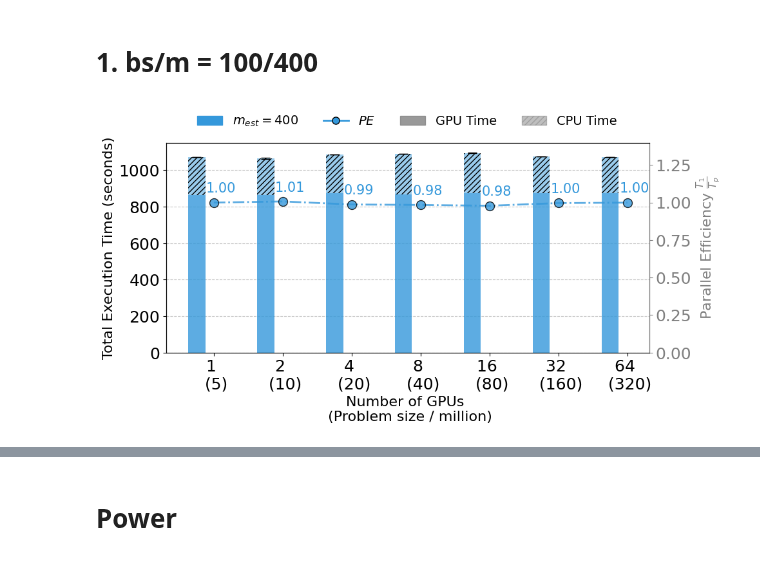
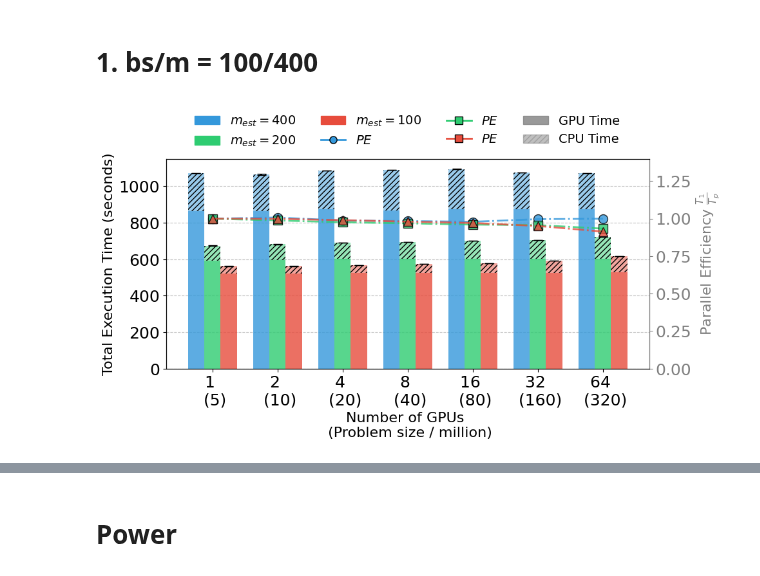
Before and after one commit to paper-code1/VecchiaConditionalExtremes, a Jupyter notebook: experiments/PerformanceVisu_GH200_scaling.ipynb, the cells around one changed output, grey strips where cells are left out. Drawn from its saved outputs; the diff is of its cells as text; code cells hidden in the pictures.

```diff
--- a/experiments/PerformanceVisu_GH200_scaling.ipynb
+++ b/experiments/PerformanceVisu_GH200_scaling.ipynb
@@ -10,7 +10,6 @@ plt.rcParams.update({'font.size': 18})
 # Define the number of processes
 # n_values = [1, 2, 4, 8, 16, 32, 64]
 n_values = [1, 2, 4, 8, 16, 32, 64]
-n_problemsize_200 = [13 * 1e6 * n_ for n_ in n_values]
 n_problemsize_400 = [5 * 1e6 * n_ for n_ in n_values]
 
 # Data structure for strong scaling with CPU and GPU time components
@@ -22,9 +21,10 @@ data = {
 }
 
 # Generate data for two different measurements
-measurements = [r'$m_{est}=400$']
-# measurements = [r'$m_{est}=200$', r'$m_{est}=400$']
+measurements = [r'$m_{est}=400$', r'$m_{est}=200$', r'$m_{est}=100$']
+# colors = ['green','blue', 'orange']
 colors = ['#3498db', '#2ecc71', '#e74c3c']
+
 
 # Generate data for CPU and GPU time components
 for index, n in enumerate(n_values):
@@ -33,8 +33,9 @@ for index, n in enumerate(n_values):
         tag_name = n if n > 1 else "base"
 
         # First measurement
-        # filename0 = f'../log/GH200_scaling/logFile_numPointsTotal{int(n_problemsize_200[index])}_numBlocksTotal{int(n_problemsize_200[index]/100)}_m{200}_seed{seed_}_isScaled1_GH200_scaling_{tag_name}.csv'
         filename0 = f'../log/GH200_scaling/logFile_numPointsTotal{int(n_problemsize_400[index])}_numBlocksTotal{int(n_problemsize_400[index]/100)}_m{400}_seed{seed_}_isScaled1_GH200_scaling_{tag_name}.csv'
+        filename1 = f'../log/GH200_scaling/logFile_numPointsTotal{int(n_problemsize_400[index])}_numBlocksTotal{int(n_problemsize_400[index]/100)}_m{200}_seed{seed_}_isScaled1_GH200_scaling_{tag_name}.csv'
+        filename2 = f'../log/GH200_scaling/logFile_numPointsTotal{int(n_problemsize_400[index])}_numBlocksTotal{int(n_problemsize_400[index]/100)}_m{100}_seed{seed_}_isScaled1_GH200_scaling_{tag_name}.csv'
         # # Second measurement
         # df1 = pd.read_csv(filename1)
         # gpu_time_1 = df1['computation'].values[0] + df1['gpu_copy'].values[0] + df1['cleanup_gpu'].values[0]
@@ -46,12 +47,35 @@ for index, n in enumerate(n_values):
 
         try:
             df0 = pd.read_csv(filename0)
+            gpu_time_0 = df0['computation'].values[0] + df0['gpu_copy'].values[0] + df0['cleanup_gpu'].values[0]
             data['n'].append(n)
-            gpu_time_0 = df0['computation'].values[0] + df0['gpu_copy'].values[0] + df0['cleanup_gpu'].values[0]
             data['gpu_time'].append(gpu_time_0)
             data['cpu_time'].append(df0['total'].values[0] - gpu_time_0)
             data['measurement'].append(measurements[0])
         except FileNotFoundError:
+            print(f"File not found: {filename0}")
+            continue
+
+        try:
+            df1 = pd.read_csv(filename1)
+            gpu_time_1 = df1['computation'].values[0] + df1['gpu_copy'].values[0] + df1['cleanup_gpu'].values[0]
+            data['n'].append(n)
+            data['gpu_time'].append(gpu_time_1)
+            data['cpu_time'].append(df1['total'].values[0] - gpu_time_1)
+            data['measurement'].append(measurements[1])
+        except FileNotFoundError:
+            print(f"File not found: {filename1}")
+            continue
+
+        try:
+            df2 = pd.read_csv(filename2)
+            gpu_time_2 = df2['computation'].values[0] + df2['gpu_copy'].values[0] + df2['cleanup_gpu'].values[0]
+            data['n'].append(n)
+            data['gpu_time'].append(gpu_time_2)
+            data['cpu_time'].append(df2['total'].values[0] - gpu_time_2)
+            data['measurement'].append(measurements[2])
+        except FileNotFoundError:
+            print(f"File not found: {filename2}")
             continue
 
 # Convert to DataFrame
@@ -109,9 +133,10 @@ for i, measurement in enumerate(measurements):
                  fmt='none', ecolor='black', capsize=5)
 
 # Calculate speedup for each measurement and plot on the second y-axis
-linestyles = ['o-', 's-']  # Different line styles for each measurement
+linestyles = ['o-', 's-', '^-']  # Different line styles for each measurement
 for i, measurement in enumerate(measurements):
     subset = grouped[grouped['measurement'] == measurement]
+    # print(subset['n'])
     baseline = subset[subset['n'] == 1]['total_time_mean'].values[0]  # Time with 1 GPU
     means = subset['total_time_mean'].values
     # speedups = baseline / (means * n_values[:len(means)])  # parallel efficiency = T1/(p*Tp) * 100
@@ -121,20 +146,20 @@ for i, measurement in enumerate(measurements):
              linewidth=2, markersize=10, markeredgecolor='black', linestyle='-.',
              alpha=0.8,
              label=f"{measurement} Speedup")
-# Add text annotations for each point
-for i, measurement in enumerate(measurements):
-    subset = grouped[grouped['measurement'] == measurement]
-    baseline = subset[subset['n'] == 1]['total_time_mean'].values[0]
-    means = subset['total_time_mean'].values
-    speedups = baseline / means
+# # Add text annotations for each point
+# for i, measurement in enumerate(measurements):
+#     subset = grouped[grouped['measurement'] == measurement]
+#     baseline = subset[subset['n'] == 1]['total_time_mean'].values[0]
+#     means = subset['total_time_mean'].values
+#     speedups = baseline / means
 
-    for j, speedup in enumerate(speedups):
-        # Position text slightly above the point
-        ax2.text(index[j] + 0.1, speedup + 0.05, f'{speedup:.2f}',
-                horizontalalignment='center',
-                verticalalignment='bottom',
-                fontsize=15,
-                color=colors[i])
+#     for j, speedup in enumerate(speedups):
+#         # Position text slightly above the point
+#         ax2.text(index[j] + 0.1, speedup + 0.05, f'{speedup:.2f}',
+#                 horizontalalignment='center',
+#                 verticalalignment='bottom',
+#                 fontsize=15,
+#                 color=colors[i])
 
 # Add ideal speedup line (linear scaling)
 # ax2.plot(index, n_values, 'k--', alpha=0.7, linewidth=1.5, label='Ideal Speedup')
@@ -166,36 +191,36 @@ for i, measurement in enumerate(measurements):
     legend_elements.append(plt.Rectangle((0,0), 1, 1, color=colors[i], label=measurement))
 
 # Add speedup lines to legend
 for i, measurement in enumerate(measurements):
     legend_elements.append(plt.Line2D([0], [0], marker='o' if i==0 else 's',
                           color=colors[i], markersize=8, linewidth=2,markeredgecolor='black',
                           label=rf"$PE$"))
 
 # Add ideal speedup line to legend
 # legend_elements.append(plt.Line2D([0], [0], color='black', linestyle='--',
 #                        linewidth=1.5, label='Ideal Speedup'))
 
 # Add CPU/GPU pattern legend
 gpu_patch = plt.Rectangle((0,0), 1, 1, color='gray', alpha=0.8, label='GPU Time')
 cpu_patch = plt.Rectangle((0,0), 1, 1, color='gray', alpha=0.5, hatch='////', label='CPU Time')
 legend_elements.extend([gpu_patch, cpu_patch])
 
 # Combine legends in a more organized way
 fig.legend(handles=legend_elements,
            loc='upper center',
-           bbox_to_anchor=(0.5, 1.05),
+           bbox_to_anchor=(0.5, 1.10),
            ncol=4,
            framealpha=0.,
            fontsize=14,
            frameon=True)
 
 # Adjust layout to make room for the legend at the top
 # plt.subplots_adjust(top=0.8)
 plt.tight_layout()
-plt.savefig("./fig/GH200_weak_scaling_m400_bs100.pdf", bbox_inches='tight')
+plt.savefig("./fig/GH200_weak_scaling_bs100.pdf", bbox_inches='tight')
 plt.show()
 # %% [output]
-[figure, old version]
+[figure, new version]
 # %%
 import numpy as np
 import matplotlib.pyplot as plt
```
Also changed, not shown: parts of 2 cells of this notebook, 18 other files.
